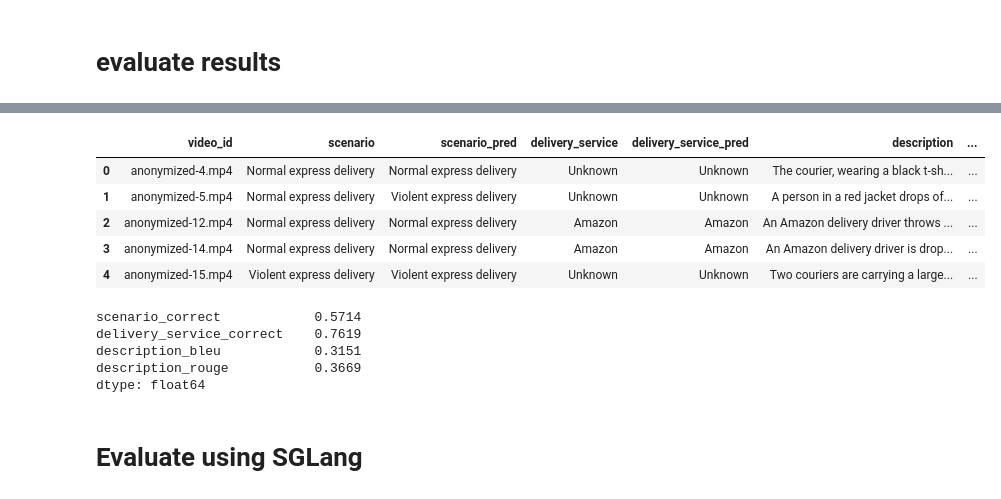
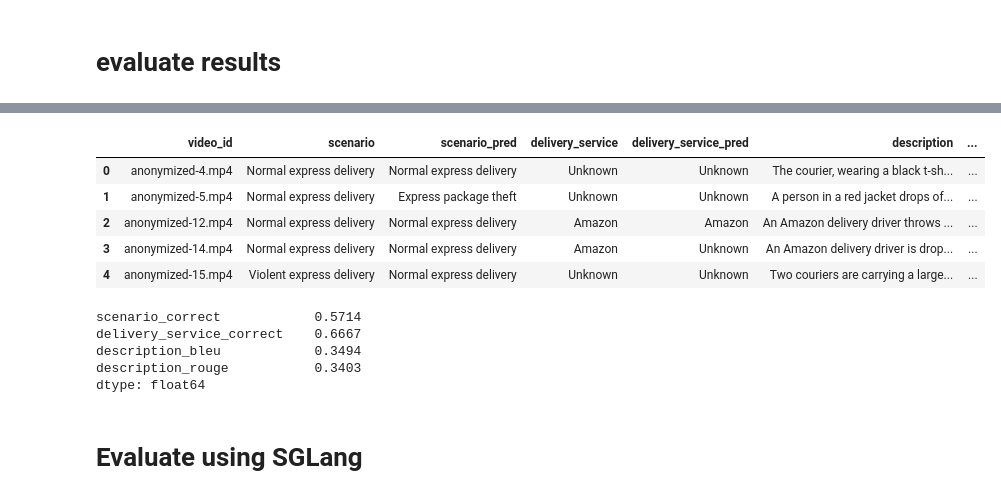
Before and after one commit to Chevolier/LLaVA-NeXT, a Jupyter notebook: evaluate.ipynb, the cells around one changed output, grey strips where cells are left out. Saved outputs shown, nothing was run; the diff lists cells and outputs as text; code cells hidden in the pictures.

```diff
--- a/evaluate.ipynb
+++ b/evaluate.ipynb
@@ -356,42 +352,42 @@ df_merge.head()
 # %%
 from rouge import Rouge
 from nltk.translate.bleu_score import sentence_bleu, SmoothingFunction
 
 # df_merge['scenario_correct'] = (df_merge['scenario'] == df_merge['scenario_pred']).astype(int)
 # df_merge['delivery_service_correct'] = (df_merge['delivery_service'] == df_merge['delivery_service_pred']).astype(int)
 
 df_merge['scenario_correct'] = (df_merge['scenario'].str.lower() == df_merge['scenario_pred'].str.lower()).astype(int)
 df_merge['delivery_service_correct'] = (df_merge['delivery_service'].str.lower() == df_merge['delivery_service_pred'].str.lower()).astype(int)
 
 bleu_smoothing = SmoothingFunction().method4
 rouge = Rouge()
 
 for index, row in df_merge.iterrows():
     reference = row['description']
     hypothesis = row['description_pred']
 
     df_merge.at[index, 'description_bleu'] = sentence_bleu([reference], hypothesis, smoothing_function=bleu_smoothing)
     rouge_scores = rouge.get_scores(hypothesis, reference)[0]
     df_merge.at[index, 'description_rouge'] = rouge_scores['rouge-l']['f']
 
-df_merge.to_csv(f"outputs/merge_result_ckpt{ckpt}_{fps}_{max_frames_num}.csv", index=False)
+df_merge.to_csv(f"outputs/merge_result_{finetune_mode}_ckpt{ckpt}_{fps}_{max_frames_num}.csv", index=False)
 df_merge.head()
 # %% [output]
 |  | video_id | scenario | scenario_pred | delivery_service | delivery_service_pred | description | ... |
 | 0 | anonymized-4.mp4 | Normal express delivery | Normal express delivery | Unknown | Unknown | The courier, wearing a black t-sh... | ... |
-| 1 | anonymized-5.mp4 | Normal express delivery | Violent express delivery | Unknown | Unknown | A person in a red jacket drops of... | ... |
+| 1 | anonymized-5.mp4 | Normal express delivery | Express package theft | Unknown | Unknown | A person in a red jacket drops of... | ... |
 | 2 | anonymized-12.mp4 | Normal express delivery | Normal express delivery | Amazon | Amazon | An Amazon delivery driver throws ... | ... |
-| 3 | anonymized-14.mp4 | Normal express delivery | Normal express delivery | Amazon | Amazon | An Amazon delivery driver is drop... | ... |
-| 4 | anonymized-15.mp4 | Violent express delivery | Violent express delivery | Unknown | Unknown | Two couriers are carrying a large... | ... |
+| 3 | anonymized-14.mp4 | Normal express delivery | Normal express delivery | Amazon | Unknown | An Amazon delivery driver is drop... | ... |
+| 4 | anonymized-15.mp4 | Violent express delivery | Normal express delivery | Unknown | Unknown | Two couriers are carrying a large... | ... |
 # %%
 df_eval = df_merge[['scenario_correct', 'delivery_service_correct', 'description_bleu', 'description_rouge']].mean().round(4)
-df_eval.to_csv(f"outputs/eval_result_ckpt{ckpt}_{fps}_{max_frames_num}.csv")
+df_eval.to_csv(f"outputs/eval_result_{finetune_mode}_ckpt{ckpt}_{fps}_{max_frames_num}.csv")
 df_eval
 # %% [output]
 scenario_correct            0.5714
-delivery_service_correct    0.7619
-description_bleu            0.3151
-description_rouge           0.3669
+delivery_service_correct    0.6667
+description_bleu            0.3494
+description_rouge           0.3403
 dtype: float64
 # %% [markdown]
 # Evaluate using SGLang
```
Also changed, not shown: parts of 4 cells of this notebook, 1 other file.
